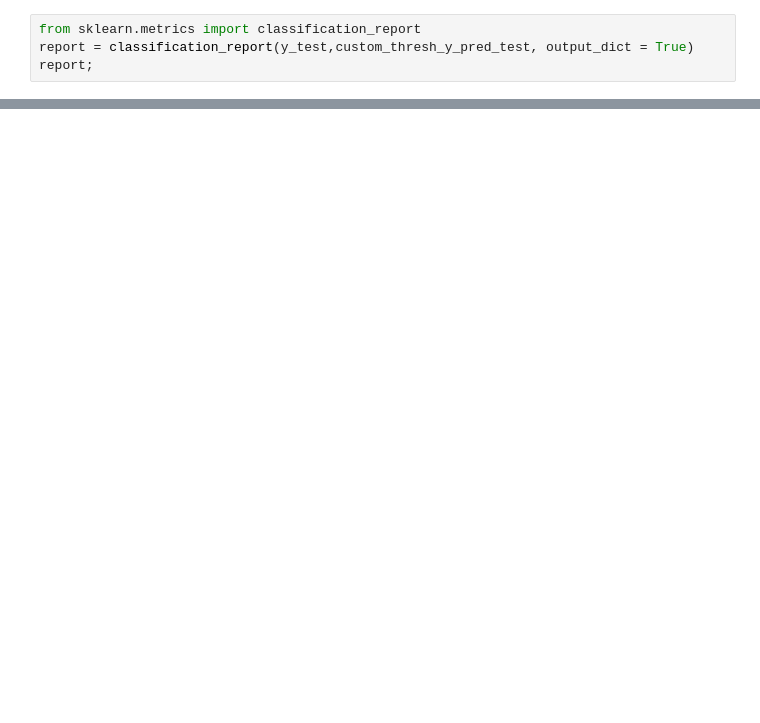
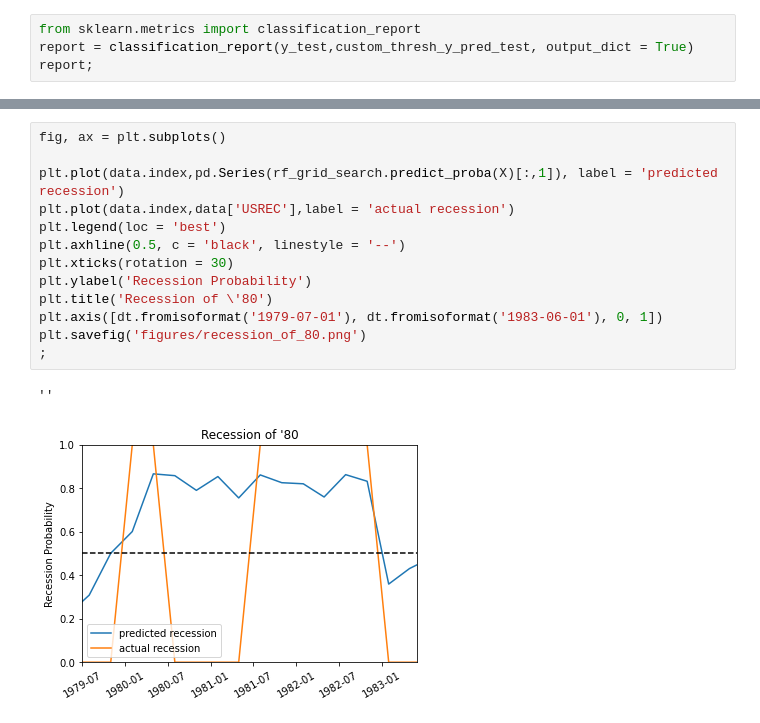
Before and after one commit to DanlBradley/RecessionPredictor, a Jupyter notebook: model_tuning.ipynb, the cells around one changed output, grey strips where cells are left out. Drawn from its saved outputs; the diff is of its cells as text; blank space fills up the shorter version.

```diff
--- a/model_tuning.ipynb
+++ b/model_tuning.ipynb
@@ -139,0 +172,16 @@ plt.axis([dt.fromisoformat('2020-01-01'), dt.fromisoformat('2023-01-01'), 0, 1])
+# %%
+fig, ax = plt.subplots()
+
+plt.plot(data.index,pd.Series(rf_grid_search.predict_proba(X)[:,1]), label = 'predicted recession')
+plt.plot(data.index,data['USREC'],label = 'actual recession')
+plt.legend(loc = 'best')
+plt.axhline(0.5, c = 'black', linestyle = '--')
+plt.xticks(rotation = 30)
+plt.ylabel('Recession Probability')
+plt.title('Recession of \'80')
+plt.axis([dt.fromisoformat('1979-07-01'), dt.fromisoformat('1983-06-01'), 0, 1])
+plt.savefig('figures/recession_of_80.png')
+;
+# %% [output]
+''
+[figure, added]
```
Also changed, not shown: parts of 12 cells of this notebook, 6 other files.
